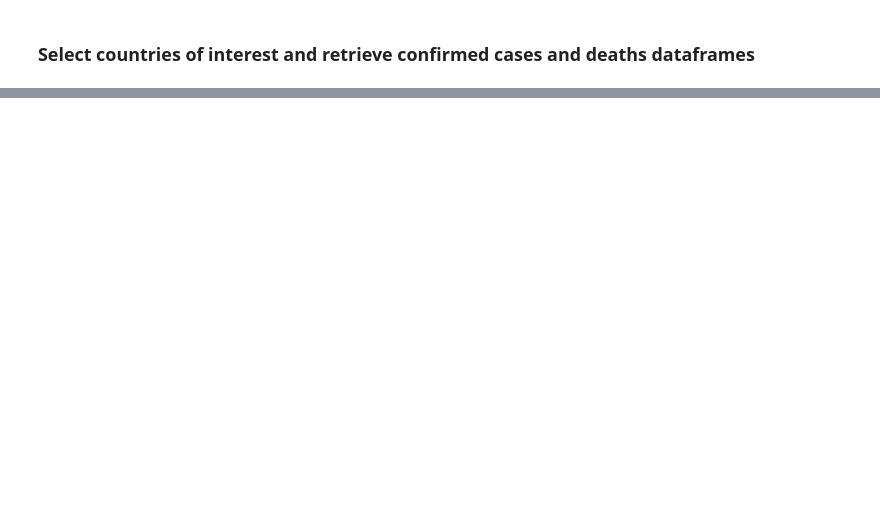
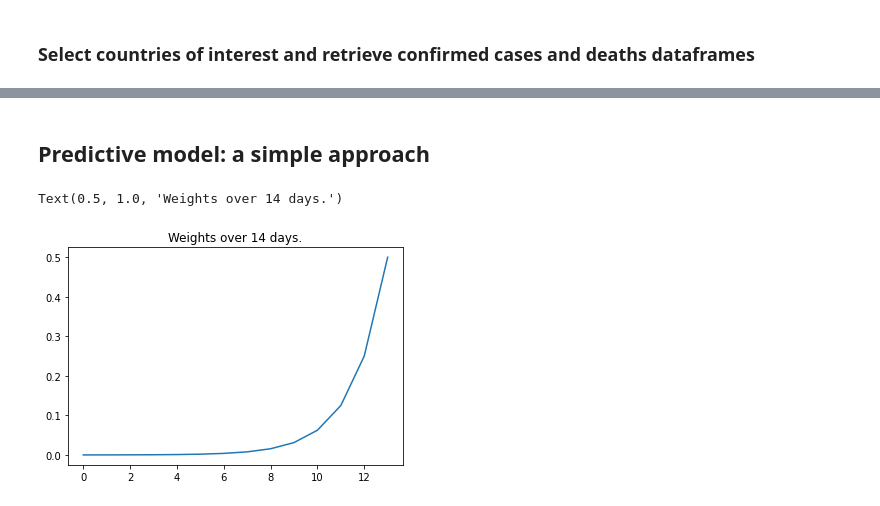
Before and after one commit to jmrr/covid19-data-analysis, a Jupyter notebook: covid19_analysis.ipynb, the cells around one changed output, grey strips where cells are left out. Drawn from its saved outputs; the diff is of its cells as text; code cells hidden in the pictures; blank space fills up the shorter version.

Commit message:
Install numpy and start predictive analysis.

```diff
--- a/covid19_analysis.ipynb
+++ b/covid19_analysis.ipynb
@@ -56,0 +76,20 @@ plt.tight_layout()
+# %% [markdown]
+## Predictive model: a simple approach
+# %%
+import numpy as np
+
+NUM_DAYS = 10  # How many days ago, length of the window
+# Build exponential weighting function
+
+def exp_window(length=NUM_DAYS, growth=1.1):
+    window = growth ** np.arange(length)
+    window = window/window.sum()
+    return window
+# %%
+weighted_window = exp_window(length=14, growth=2)
+plt.figure()
+plt.plot(weighted_window)
+plt.title("Weights over 14 days.")
+# %% [output]
+Text(0.5, 1.0, 'Weights over 14 days.')
+[figure, added]
```
Also changed, not shown: parts of 5 cells of this notebook, 1 other file.
